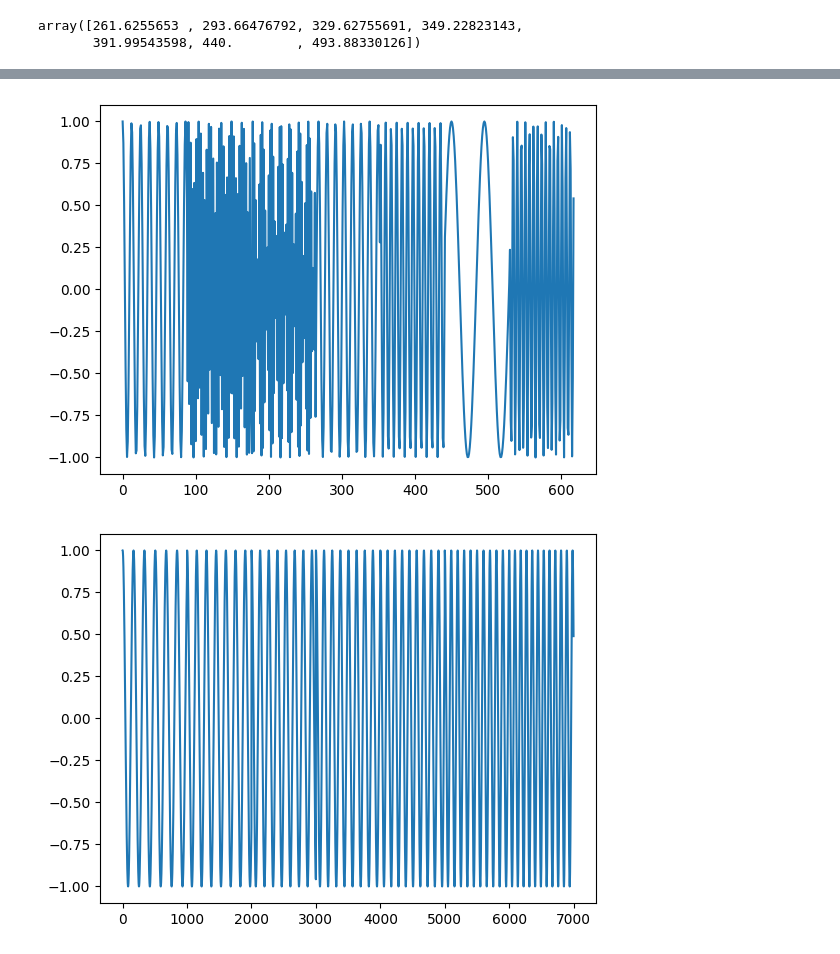
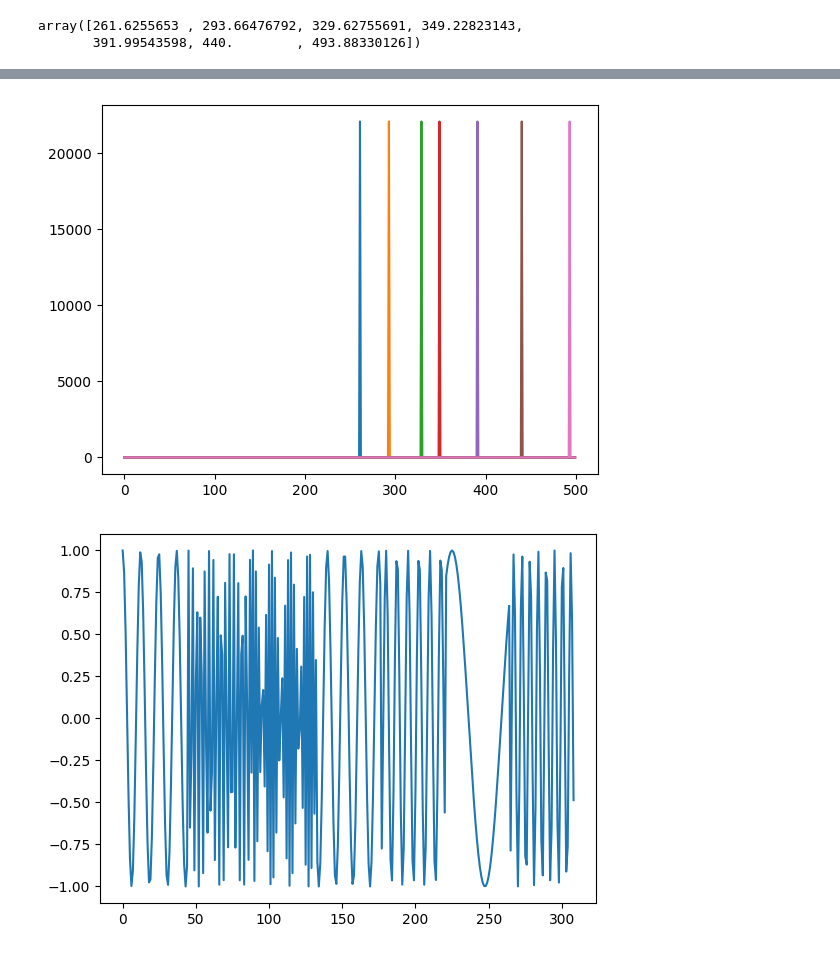
Before and after one commit to Gurdel/Magistracy-last-year, a Jupyter notebook: Myltimedia processing/lab1/lab1.ipynb, the cells around one changed output, grey strips where cells are left out. Cells and saved outputs as stored; diff of their text form; code cells hidden in the pictures.

Commit message:
new graphics

```diff
--- a/Myltimedia processing/lab1/lab1.ipynb
+++ b/Myltimedia processing/lab1/lab1.ipynb
@@ -14,13 +15,23 @@ array([261.6255653 , 293.66476792, 329.62755691, 349.22823143,
 # %%
 notes = []
 notes_for_visual = []
+rate = 44100
+duration = 1
+mixed_sound = np.zeros(duration * rate)
 for freq in frequencies:
-    note = np.cos(2 * np.pi * freq * np.linspace(0, duration, duration * rate))
+    note = np.sin(2 * np.pi * freq * np.linspace(0, duration, duration * rate))
     notes.append(note)
+    mixed_sound += note
     notes_for_visual.append(note[:1000])
+    spectre = np.abs(fft(note))
+    plt.plot(spectre[:500])
+plt.show()
 plt.plot(np.concatenate(notes)[::1000])
 plt.show()
 plt.plot(np.concatenate(notes_for_visual))
 plt.show()
 wave.write('test.wav', rate, np.concatenate(notes))
+plt.plot(mixed_sound[:2000])
+plt.show()
+wave.write('mixed.wav', rate, mixed_sound)
 # %% [output]
@@ -29,17 +48,21 @@ wave.write('test.wav', rate, np.concatenate(notes))
 # %%
 notes = []
 notes_for_visual = []
+mixed_spectre = np.zeros(int(rate / 2))
 for freq in frequencies:
     spectre = np.zeros(int(rate / 2))
     spectre[int(freq)] = rate / 2
+    mixed_spectre += spectre
+    plt.plot(spectre[:500])
     note = np.fft.irfft(spectre)
     notes.append(np.tile(note, duration))
     notes_for_visual.append(note[:1000])
+plt.show()
 plt.plot(np.concatenate(notes)[::1000])
 plt.show()
 plt.plot(np.concatenate(notes_for_visual))
 plt.show()
 wave.write('test2.wav', rate, np.concatenate(notes))
 # %% [output]
-[figure, old version]
+[figure, new version]
-[figure, old version]
+[figure, new version]
```
Also changed, not shown: parts of 6 cells of this notebook, 5 other files.
